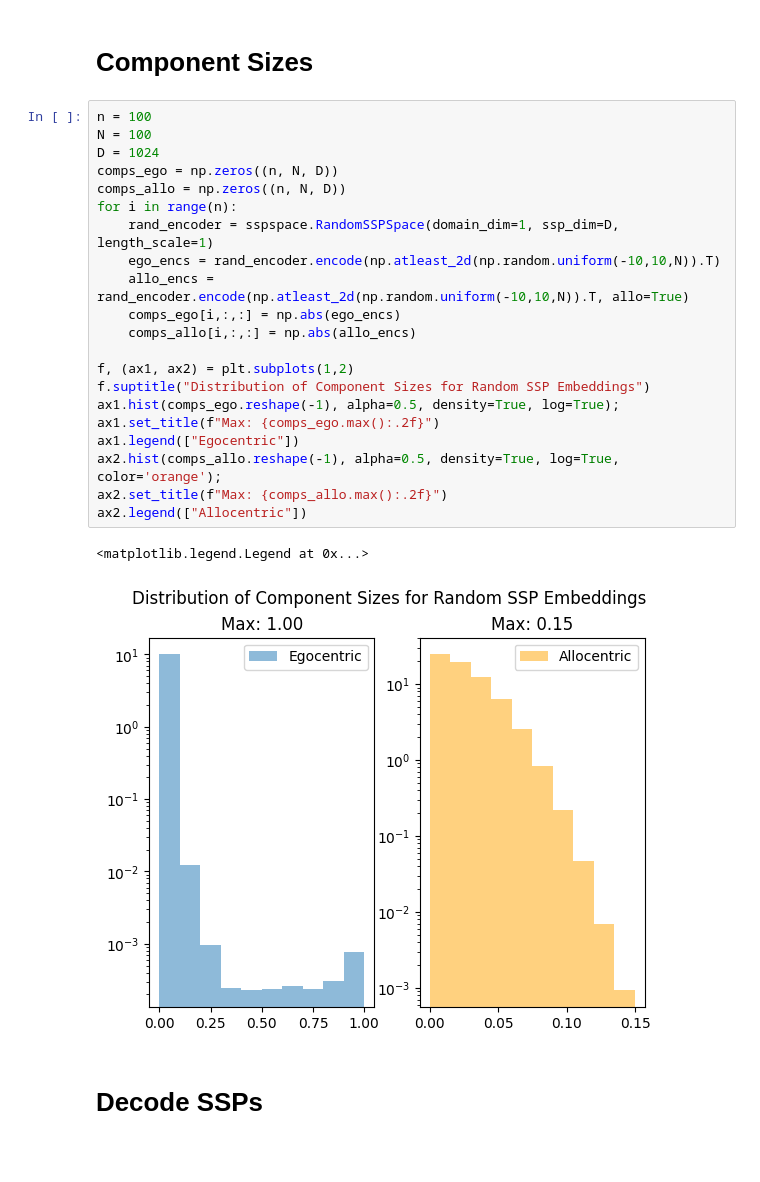
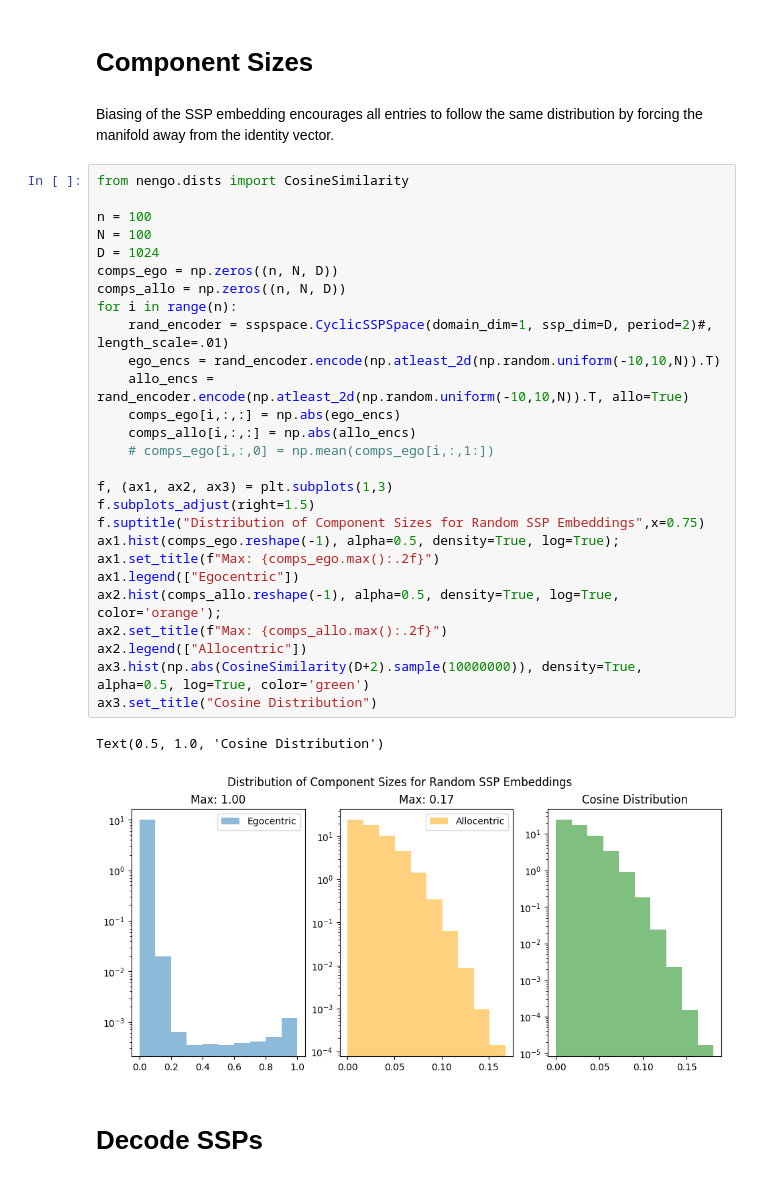
Before and after one commit to jkbchouinard/sspspace, a Jupyter notebook: notebooks/SSP Space Demo.ipynb, the cells around one changed output. Cells and saved outputs as stored; diff of their text form; blank space fills up the shorter version.

Commit message:
Introduction of allocentric biasing for SSP spaces, including in decoding network training and gradient calculations

```diff
--- a/notebooks/SSP Space Demo.ipynb
+++ b/notebooks/SSP Space Demo.ipynb
@@ -248,30 +259,38 @@ plt.stem(np.arange(bound_vec.shape[1]), bound_vec.T)
 [figure]
 # %% [markdown]
 # Component Sizes
+# %% [markdown]
+Biasing of the SSP embedding encourages all entries to follow the same distribution by forcing the manifold away from the identity vector.
 # %%
+from nengo.dists import CosineSimilarity
+
 n = 100
 N = 100
 D = 1024
 comps_ego = np.zeros((n, N, D))
 comps_allo = np.zeros((n, N, D))
 for i in range(n):
-    rand_encoder = sspspace.RandomSSPSpace(domain_dim=1, ssp_dim=D, length_scale=1)
+    rand_encoder = sspspace.CyclicSSPSpace(domain_dim=1, ssp_dim=D, period=2)#, length_scale=.01)
     ego_encs = rand_encoder.encode(np.atleast_2d(np.random.uniform(-10,10,N)).T)
     allo_encs = rand_encoder.encode(np.atleast_2d(np.random.uniform(-10,10,N)).T, allo=True)
     comps_ego[i,:,:] = np.abs(ego_encs)
     comps_allo[i,:,:] = np.abs(allo_encs)
+    # comps_ego[i,:,0] = np.mean(comps_ego[i,:,1:])
 
-f, (ax1, ax2) = plt.subplots(1,2)
-f.suptitle("Distribution of Component Sizes for Random SSP Embeddings")
+f, (ax1, ax2, ax3) = plt.subplots(1,3)
+f.subplots_adjust(right=1.5)
+f.suptitle("Distribution of Component Sizes for Random SSP Embeddings",x=0.75)
 ax1.hist(comps_ego.reshape(-1), alpha=0.5, density=True, log=True);
 ax1.set_title(f"Max: {comps_ego.max():.2f}")
 ax1.legend(["Egocentric"])
 ax2.hist(comps_allo.reshape(-1), alpha=0.5, density=True, log=True, color='orange');
 ax2.set_title(f"Max: {comps_allo.max():.2f}")
 ax2.legend(["Allocentric"])
+ax3.hist(np.abs(CosineSimilarity(D+2).sample(10000000)), density=True, alpha=0.5, log=True, color='green')
+ax3.set_title("Cosine Distribution")
 # %% [output]
-<matplotlib.legend.Legend at 0x...>
+Text(0.5, 1.0, 'Cosine Distribution')
-[figure, old version]
+[figure, new version]
 # %% [markdown]
 # Decode SSPs
 # %%
```
Also changed, not shown: parts of 12 cells of this notebook, 2 other files.
